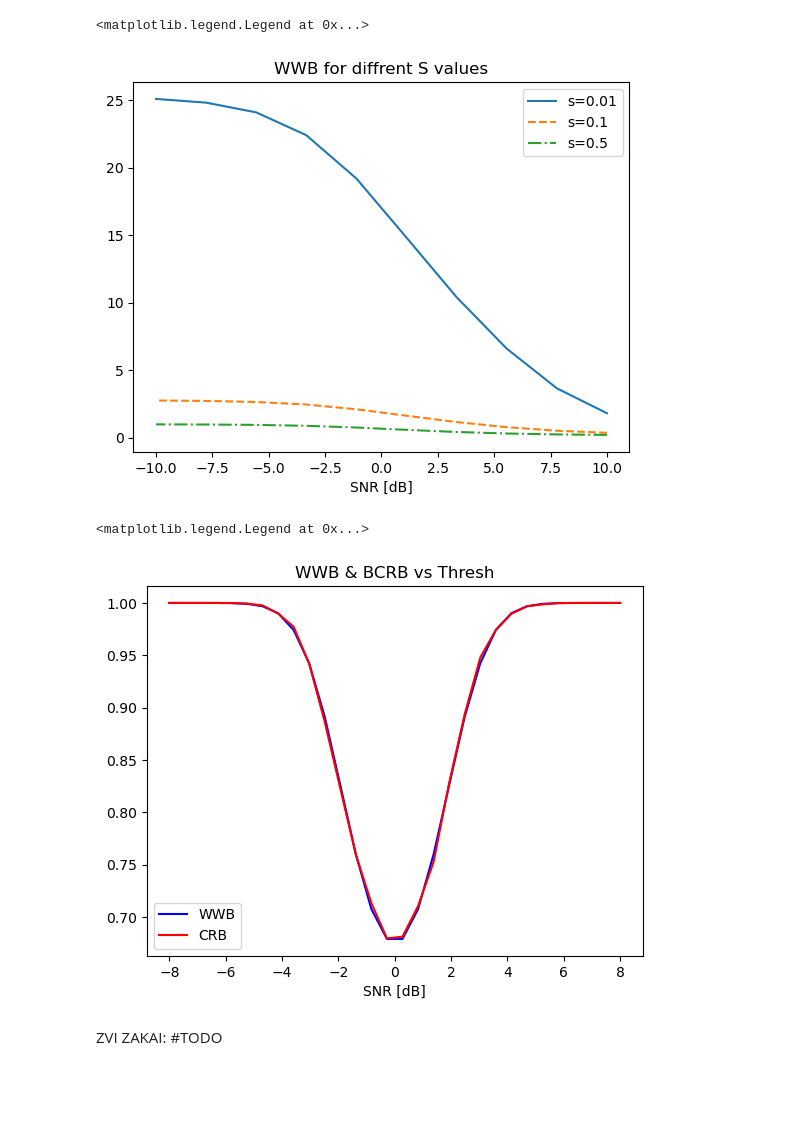
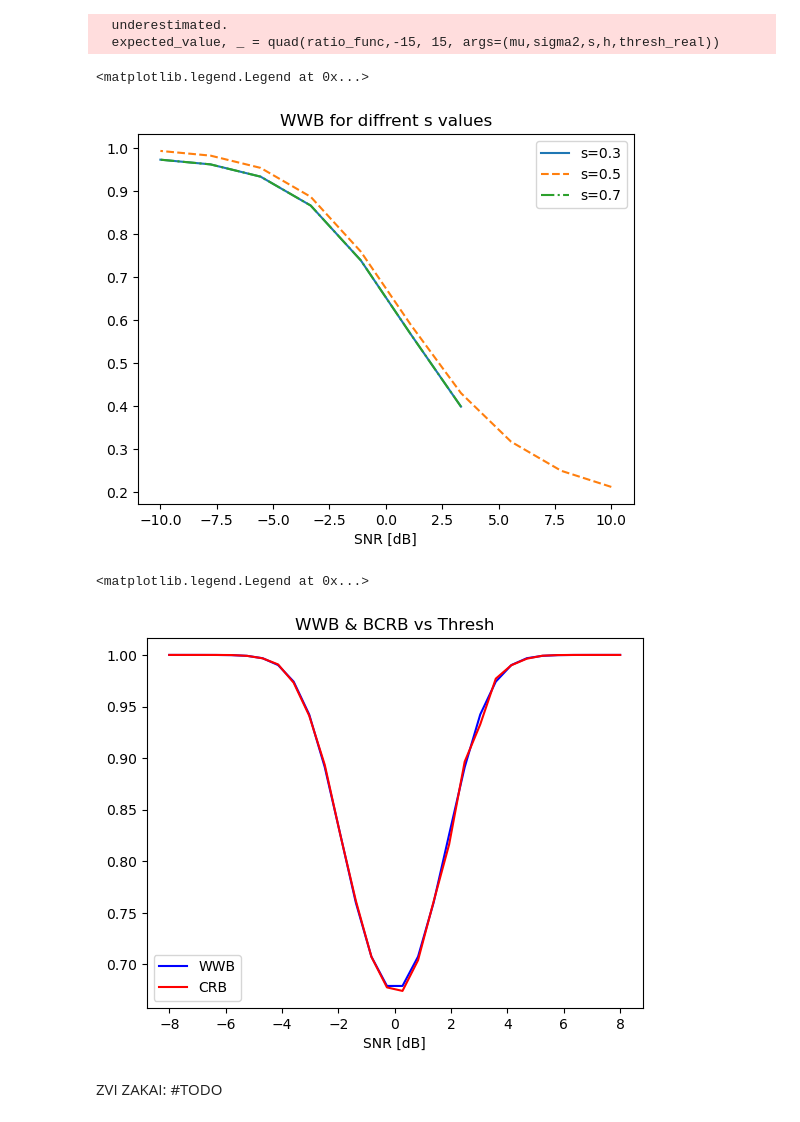
Before and after one commit to mazyaniv/Channel_Estimation, a Jupyter notebook: BOUNDS.ipynb, the cells around one changed output. Saved outputs shown, nothing was run; the diff lists cells and outputs as text; code cells hidden in the pictures; blank space fills up the shorter version.

```diff
--- a/BOUNDS.ipynb
+++ b/BOUNDS.ipynb
@@ -36,18 +36,19 @@ def CRB(mu,sigma,thresh_real=0,observ=1000): #TODO: does it valid only for zero-
     J = J1 + J2
     return LA.norm((LA.inv(J)).real,"fro")
 # %%
-def inner(theta,sigma2,s,h,thresh_real):
-    return pow(norm.cdf((1/sigma2)*((theta+h)-thresh_real)),s)*\
-    pow(norm.cdf((1/sigma2)*((theta)-thresh_real)),1-s)+\
-    pow(norm.cdf(-(1/sigma2)*((theta+h)-thresh_real)),s)*\
-    pow(norm.cdf(-(1/sigma2)*((theta)-thresh_real)),1-s)
-def ratio_func(theta,sigma2,s,h,thresh_real):
-    return pow(1/(math.sqrt(2*math.pi))*math.exp(-0.5*((theta+h)**2)),s)*pow(1/(math.sqrt(2*math.pi))*math.exp(-0.5*(theta**2)),1-s)*inner(theta,sigma2,s,h,thresh_real)
-def etha(sigma2,s,h,thresh_real):
-    expected_value, _ = quad(ratio_func,-15, 15, args=(sigma2,s,h,thresh_real))
+def inner(theta,mu,sigma2,s,h,thresh_real): #g=1
+    return pow(norm.cdf((1/sigma2)*(theta+h-thresh_real)),s)*\
+    pow(norm.cdf((1/sigma2)*(theta-thresh_real)),1-s)+\
+    pow(norm.cdf(-(1/sigma2)*(theta+h-thresh_real)),s)*\
+    pow(norm.cdf(-(1/sigma2)*(theta-thresh_real)),1-s)
+def ratio_func(theta,mu,sigma2,s,h,thresh_real):
+    return pow(1/(math.sqrt(2*math.pi))*math.exp(-0.5*((theta-mu+h)**2)),s)*pow(1/(math.sqrt(2*math.pi))*math.exp(-0.5*((theta-mu)**2)),1-s)*inner(theta,mu,sigma2,s,h,thresh_real)
+def etha(mu,sigma2,s,h,thresh_real):
+    expected_value, _ = quad(ratio_func,-15, 15, args=(mu,sigma2,s,h,thresh_real))
     return math.log(expected_value)
-def WWS(sigma2,s,h,thresh_real=0): #TODO: make it valid for general mu
-    return (h**2)*(math.e**(2*etha(sigma2,s,h,thresh_real)))/(2*(1-math.e**(etha(sigma2,s,2*h,thresh_real))))
+def WWS(mu,sigma2,s,h,thresh_real=0):
+    return (h**2)*(math.e**(2*etha(mu,sigma2,s,h,thresh_real)))/(math.e**(etha(mu,sigma2,2*s,h,thresh_real))+math.e**(etha(mu,sigma2,2-2*s,-h,thresh_real))-2*math.e**(etha(mu,sigma2,s,2*h,thresh_real)))
+    #(h**2)*(math.e**(2*etha(sigma2,s,h,thresh_real)))/(2*(1-math.e**(etha(sigma2,s,2*h,thresh_real)))) for s=0.5
 # %%
 sigma_space_new = np.logspace(-1,1,10)
 s= 0.5
@@ -68,29 +91,32 @@ plt.legend()
 # %%
 sigma_space_new = np.logspace(-1,1,10)
-s= [0.01,0.1,0.5]
+s= [0.3,0.5,0.7]
 h= 0.5
+mu3=0
 sigma_space_new = np.logspace(-1, 1, 10)
-WWS1 = [WWS(sigma_space_new[i],s[0],h) for i in range(len(sigma_space_new))]
-WWS2 = [WWS(sigma_space_new[i],s[1],h) for i in range(len(sigma_space_new))]
-WWS3 = [WWS(sigma_space_new[i],s[2],h) for i in range(len(sigma_space_new))]
+WWS1 = [WWS(mu3,sigma_space_new[i],s[0],h) for i in range(len(sigma_space_new))]
+WWS2 = [WWS(mu3,sigma_space_new[i],s[1],h) for i in range(len(sigma_space_new))]
+WWS3 = [WWS(mu3,sigma_space_new[i],s[2],h) for i in range(len(sigma_space_new))]
 
 plt.figure()
 plt.plot(10*np.log10(1/sigma_space_new), WWS1, linestyle = "-", label = f"s={s[0]}")
 plt.plot(10*np.log10(1/sigma_space_new), WWS2, linestyle = "--", label = f"s={s[1]}")
 plt.plot(10*np.log10(1/sigma_space_new), WWS3, linestyle = "-.", label = f"s={s[2]}")
 
-plt.title("WWB for diffrent S values")
+plt.title("WWB for diffrent s values")
 plt.xlabel("SNR [dB]")
 plt.legend()
 # %% [output]
-<matplotlib.legend.Legend at 0x...>
+  underestimated.
+  expected_value, _ = quad(ratio_func,-15, 15, args=(mu,sigma2,s,h,thresh_real))
+<matplotlib.legend.Legend at 0x...>
-[figure, old version]
+[figure, new version]
 # %%
 s= 0.5
 h= 0.1
 my_sigma = 1 #Thresh = Thresh/sigma
 thresh_space = np.linspace(-8,8,30)
-WWS1 = [WWS(my_sigma,s,h,thresh_space[i]) for i in range(len(thresh_space))]
+WWS1 = [WWS(0,my_sigma,s,h,thresh_space[i]) for i in range(len(thresh_space))]
 CRB1 = [CRB(mu_crb,my_sigma,thresh_space[i]) for i in range(len(thresh_space))]
 # CRB1 = [CRB(mu_crb,0.5*thresh_space[i],thresh_space[i]) for i in range(len(thresh_space))]
 
@@ -102,7 +128,7 @@ plt.xlabel("SNR [dB]")
 plt.legend()
 # %% [output]
 <matplotlib.legend.Legend at 0x...>
-[figure, old version]
+[figure, new version]
 # %% [markdown]
 ZVI ZAKAI: #TODO
 # %%
```
Also changed, not shown: parts of 4 cells of this notebook.
